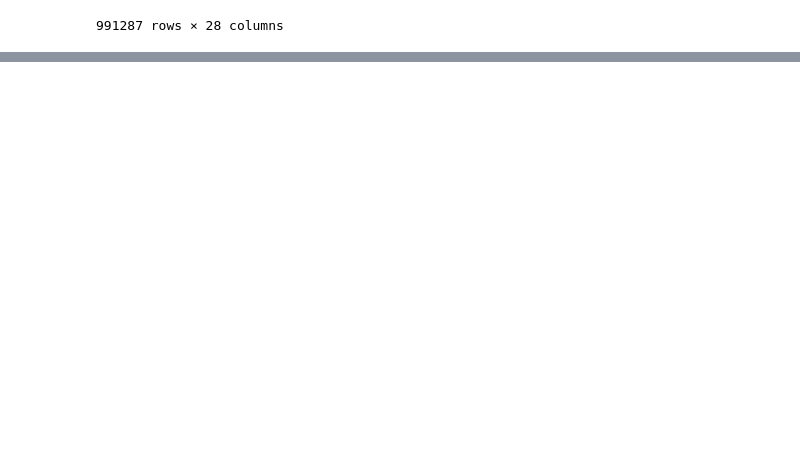
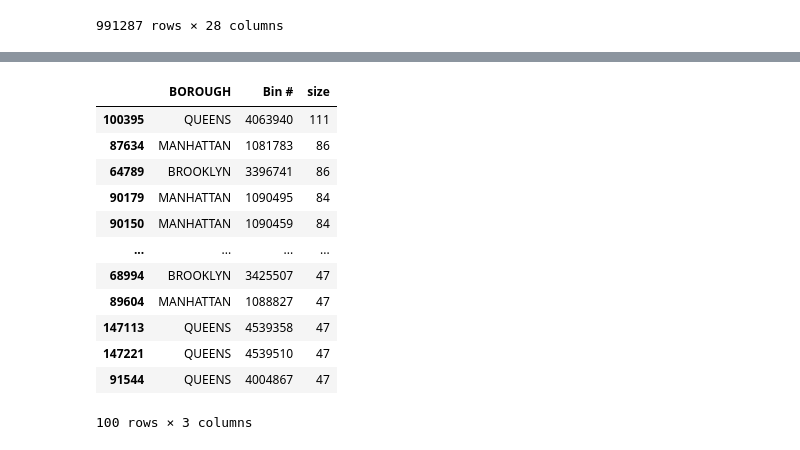
Before and after one commit to janmollet/WXY_ASSIGNMENT, a Jupyter notebook: part_b.ipynb, the cells around one changed output, grey strips where cells are left out. Saved outputs shown, nothing was run; the diff lists cells and outputs as text; code cells hidden in the pictures; blank space fills up the shorter version.

```diff
--- a/part_b.ipynb
+++ b/part_b.ipynb
@@ -257,0 +443,4 @@ dataset_subset_clean_for_analysis
+# %%
+dataset_repeated_permits = dataset_clean_groupby_boroughs.groupby(["BOROUGH", "Bin #"], as_index=False).size().sort_values(by="size", ascending=False)
+
+dataset_repeated_permits.head(10)
@@ -257,0 +463,5 @@ dataset_subset_clean_for_analysis
+# %%
+subset_dataset_top_100 = dataset_repeated_permits.head(100)
+
+# To get the total number of buildings for each BOROUGH in the top 100 with more records in the database.
+subset_dataset_top_100.groupby("BOROUGH", as_index=False).size().sort_values(by="size", ascending=False)
@@ -257,0 +488,16 @@ dataset_subset_clean_for_analysis
+# %%
+subset_dataset_top_100
+# %% [output]
+|  | BOROUGH | Bin # | size |
+| 100395 | QUEENS | 4063940 | 111 |
+| 87634 | MANHATTAN | 1081783 | 86 |
+| 64789 | BROOKLYN | 3396741 | 86 |
+| 90179 | MANHATTAN | 1090495 | 84 |
+| 90150 | MANHATTAN | 1090459 | 84 |
+| ... | ... | ... | ... |
+| 68994 | BROOKLYN | 3425507 | 47 |
+| 89604 | MANHATTAN | 1088827 | 47 |
+| 147113 | QUEENS | 4539358 | 47 |
+| 147221 | QUEENS | 4539510 | 47 |
+| 91544 | QUEENS | 4004867 | 47 |
+100 rows × 3 columns
```
Also changed, not shown: parts of 37 cells of this notebook, 14 other files.
